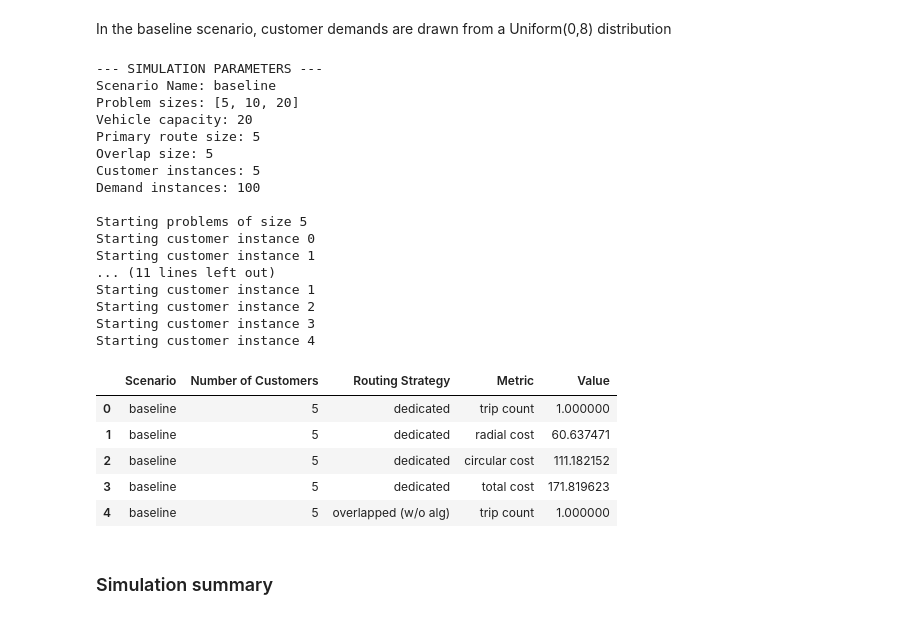
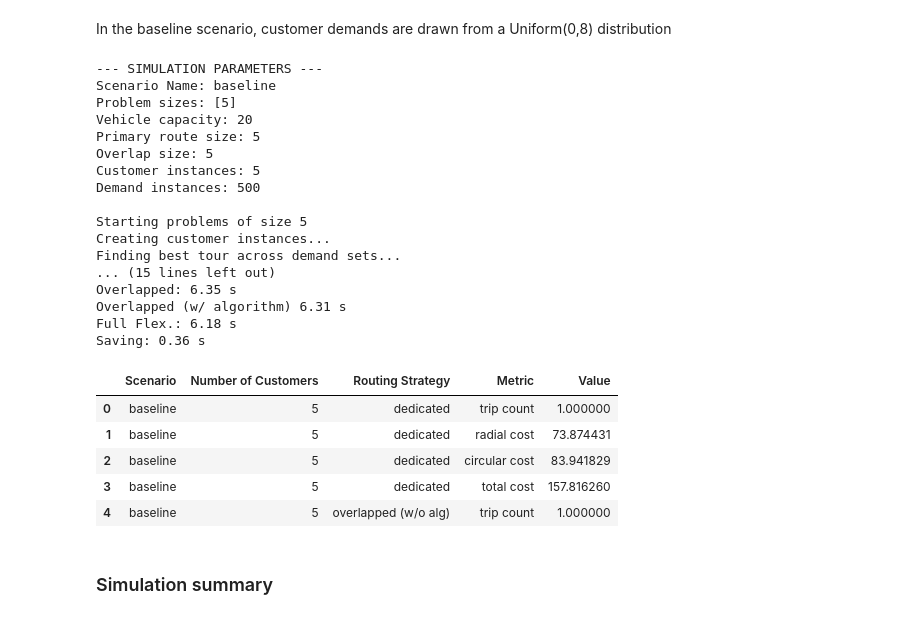
Before and after one commit to kledvina/flexible-routing, a Jupyter notebook: simulate.ipynb, the cells around one changed output. Drawn from its saved outputs; the diff is of its cells as text; code cells hidden in the pictures.

Commit message:
Updated simulation file
Fixed bug in generating demand instances, and improved simulation runtime and reporting.

```diff
--- a/simulate.ipynb
+++ b/simulate.ipynb
@@ -378,7 +373,7 @@ def implement_k_overlapped_alg(inst, primary_routes, extended_routes, capacity,
 # %% [markdown]
 ### 1) Set network parameters
 # %%
-num_cust = 10 # number of customers
+num_cust = 5 # number of customers
 dmin = 0 # a customer's minimum random demand (for Uniform distribution)
 dmax = 8 # a customer's maximum random demand (for Uniform Distribution)
 capacity = 20 # vehicle capacity
@@ -407,6 +402,8 @@ print(inst)
 <__main__.Instance object at 0x...>
 # %% [markdown]
 ### 3) Print instance summary
+# %%
+inst = baseline_sim
 # %%
 print('--- INSTANCE SUMMARY ---')
 print('Number of customers: \t', inst.size)
@@ -598,12 +585,13 @@ def create_instances(scenario, num_cust, cust_sims, dem_sims):
         return Instance(new_xlocs, new_ylocs, new_dems)
 
     def update_demands(inst, scenario):
-        # Updated demands depending on scenario
+        # Creates copy of instance with updated demands depending on scenario
         if scenario == 'baseline':
             new_dems = list(np.random.randint(0,8,num_cust)) # Uniformly distributed between 0 and 8
         new_dems = list(np.append([0], new_dems)) # include depot in customer demands
-        inst.update_demands(new_dems)
-        return inst
+        new_inst = Instance(inst.xlocs, inst.ylocs, new_dems, solve_TSP=False)
+        new_inst.tour = inst.tour
+        return new_inst
 
     # Create instance array with new customer instances
     instances = [[None for j in range(dem_sims)] for i in range(cust_sims)]
@@ -616,7 +604,7 @@ def create_instances(scenario, num_cust, cust_sims, dem_sims):
 
     return instances
 # %%
-def set_best_tours(demand_instances, routes):
+def set_best_tours(demand_instances, routes, capacity, route_size=None, overlap_size=None):
     """Updates the tour of all instances to the sequence that minimizes the average cost of the routes over all demand instances.
     Assumes all instances in list demand_instances have identical customer locations."""
 
@@ -626,10 +614,12 @@ def set_best_tours(demand_instances, routes):
     # Set current tour and cumulative cost over all demand instances as best so far
     # Note: cumulative cost yields same tour ranking as average cost across demand instances
     best_tour = inst.tour
-    lowest_cumul_cost = sum([get_total_cost(dem_inst,seg) for seg in routes for dem_inst in demand_instances])
+    realized_routes = create_full_trips(inst, routes, capacity, route_size, overlap_size)
+    lowest_cumul_cost = sum([get_total_cost(inst,seg) for seg in realized_routes for inst in demand_instances])
 
     # Copy of tour (for rotating below)
     tour = inst.tour
+
     # Loop over all customers
     for c in range(inst.size):
 
@@ -638,8 +628,9 @@ def set_best_tours(demand_instances, routes):
         tour_cost = 0
 
         # Get cumulative cost over all demand instances
-        for demand_set in demand_instances:
-            for segment in routes:
+        for inst in demand_instances:
+            realized_routes = create_full_trips(inst, routes, capacity, route_size, overlap_size)
+            for segment in realized_routes:
                 tour_cost += get_total_cost(inst, segment)
 
         if tour_cost < lowest_cumul_cost:
@@ -648,8 +639,8 @@ def set_best_tours(demand_instances, routes):
             lowest_cumul_cost = tour_cost
 
     # Update tour for all demand instances in this customer row
-    for dem_inst in demand_instances:
-        dem_inst.update_tour(best_tour)
+    for inst in demand_instances:
+        inst.update_tour(best_tour)
 
     return
 # %%
@@ -747,31 +775,31 @@ def simulate(scenario, problem_sizes, capacity, route_size, overlap_size, cust_s
 In the baseline scenario, customer demands are drawn from a Uniform(0,8) distribution
 # %%
 # Baseline simulation: demand uniformly distributed in [0,8]
-baseline_sim = simulate(scenario = 'baseline', problem_sizes = [5, 10, 20], capacity = 20, route_size = 5, overlap_size = 5, cust_sims = 5, dem_sims = 100)
+baseline_sim = simulate(scenario = 'baseline', problem_sizes = [5], capacity = 20, route_size = 5, overlap_size = 5, cust_sims = 5, dem_sims = 500)
 baseline_sim.head()
 # %% [output]
 --- SIMULATION PARAMETERS ---
 Scenario Name: baseline
-Problem sizes: [5, 10, 20]
+Problem sizes: [5]
 Vehicle capacity: 20
 Primary route size: 5
 Overlap size: 5
 Customer instances: 5
-Demand instances: 100
+Demand instances: 500
 
 Starting problems of size 5
-Starting customer instance 0
-Starting customer instance 1
-... (11 lines left out)
-Starting customer instance 1
-Starting customer instance 2
-Starting customer instance 3
-Starting customer instance 4
+Creating customer instances...
+Finding best tour across demand sets...
+... (15 lines left out)
+Overlapped: 6.35 s
+Overlapped (w/ algorithm) 6.31 s
+Full Flex.: 6.18 s
+Saving: 0.36 s
 |  | Scenario | Number of Customers | Routing Strategy | Metric | Value |
 | 0 | baseline | 5 | dedicated | trip count | 1.000000 |
-| 1 | baseline | 5 | dedicated | radial cost | 60.637471 |
-| 2 | baseline | 5 | dedicated | circular cost | 111.182152 |
-| 3 | baseline | 5 | dedicated | total cost | 171.819623 |
+| 1 | baseline | 5 | dedicated | radial cost | 73.874431 |
+| 2 | baseline | 5 | dedicated | circular cost | 83.941829 |
+| 3 | baseline | 5 | dedicated | total cost | 157.816260 |
 | 4 | baseline | 5 | overlapped (w/o alg) | trip count | 1.000000 |
 # %% [markdown]
 ### Simulation summary
```
Also changed, not shown: parts of 10 cells of this notebook.
